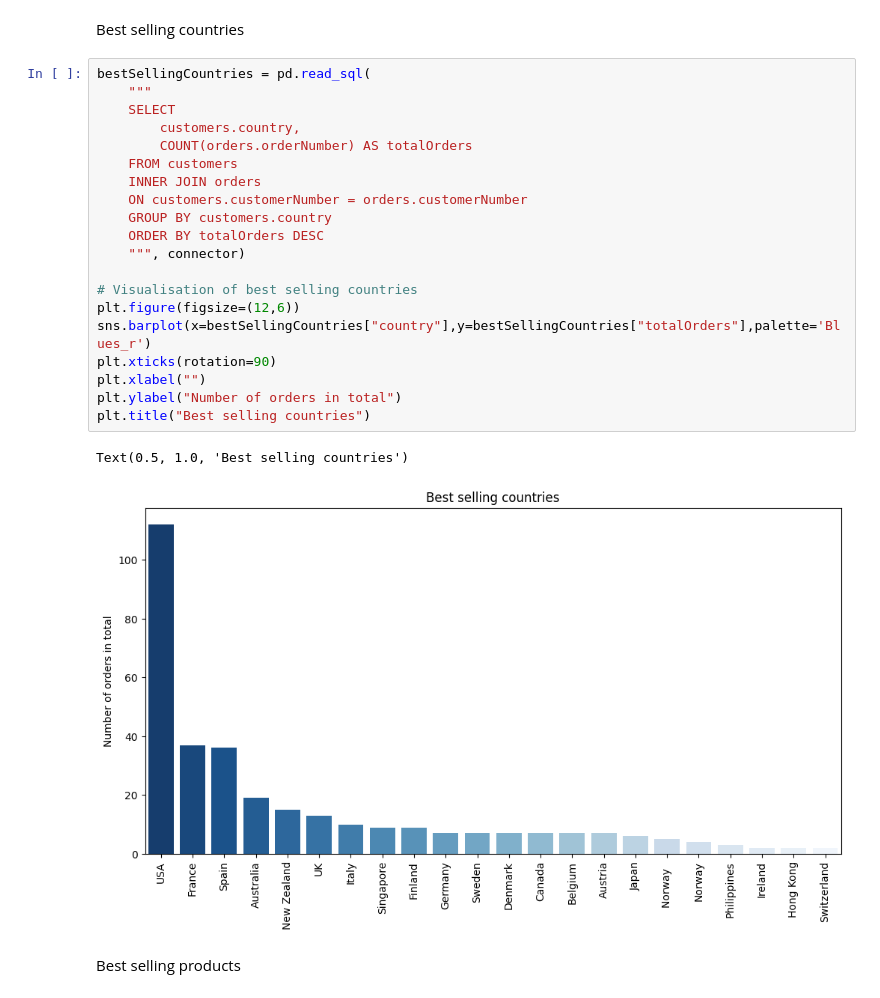
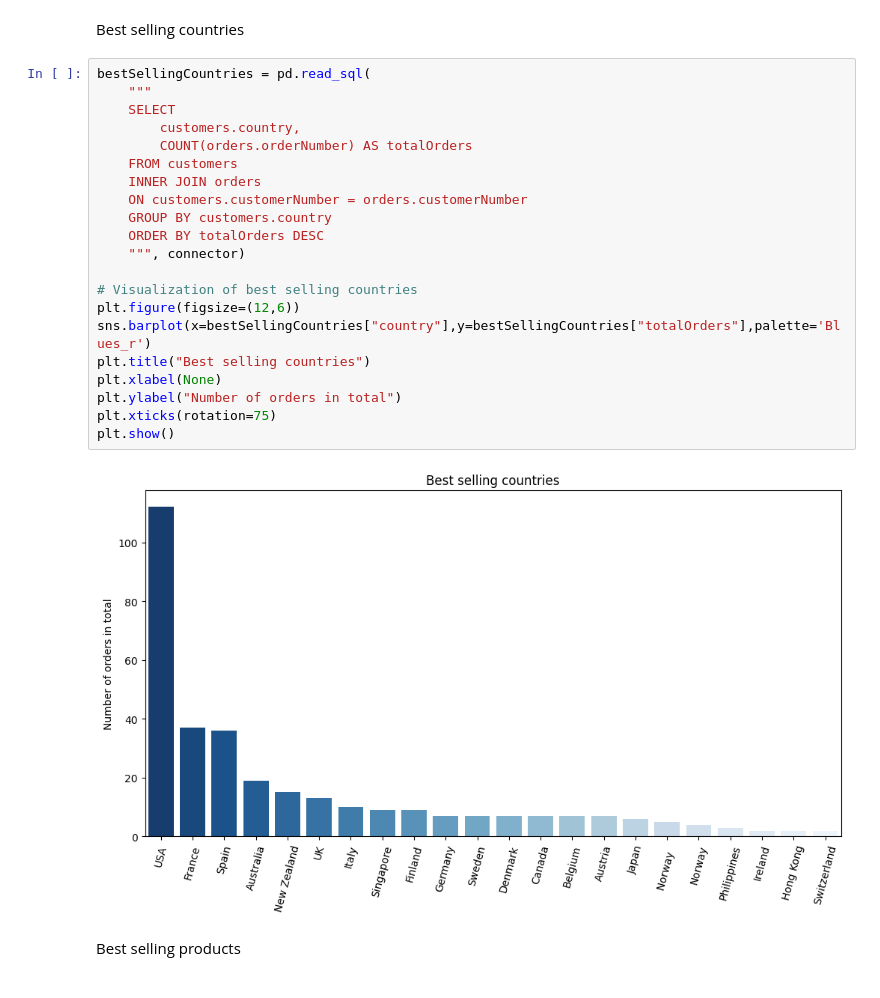
Before and after one commit to OgrodowskiJedrzej/Sales-Analysis, a Jupyter notebook: main.ipynb, the cells around one changed output. Saved outputs shown, nothing was run; the diff lists cells and outputs as text.

```diff
--- a/main.ipynb
+++ b/main.ipynb
@@ -60,26 +60,26 @@ Best selling countries
 # %%
 bestSellingCountries = pd.read_sql(
     """
     SELECT
         customers.country,
         COUNT(orders.orderNumber) AS totalOrders
     FROM customers
     INNER JOIN orders
     ON customers.customerNumber = orders.customerNumber
     GROUP BY customers.country
     ORDER BY totalOrders DESC
     """, connector)
 
-# Visualisation of best selling countries
+# Visualization of best selling countries
 plt.figure(figsize=(12,6))
 sns.barplot(x=bestSellingCountries["country"],y=bestSellingCountries["totalOrders"],palette='Blues_r')
-plt.xticks(rotation=90)
-plt.xlabel("")
+plt.title("Best selling countries")
+plt.xlabel(None)
 plt.ylabel("Number of orders in total")
-plt.title("Best selling countries")
+plt.xticks(rotation=75)
+plt.show()
 # %% [output]
-Text(0.5, 1.0, 'Best selling countries')
-[figure, old version]
+[figure, new version]
 # %% [markdown]
 Best selling products
 # %%
```
Also changed, not shown: parts of 12 cells of this notebook.
